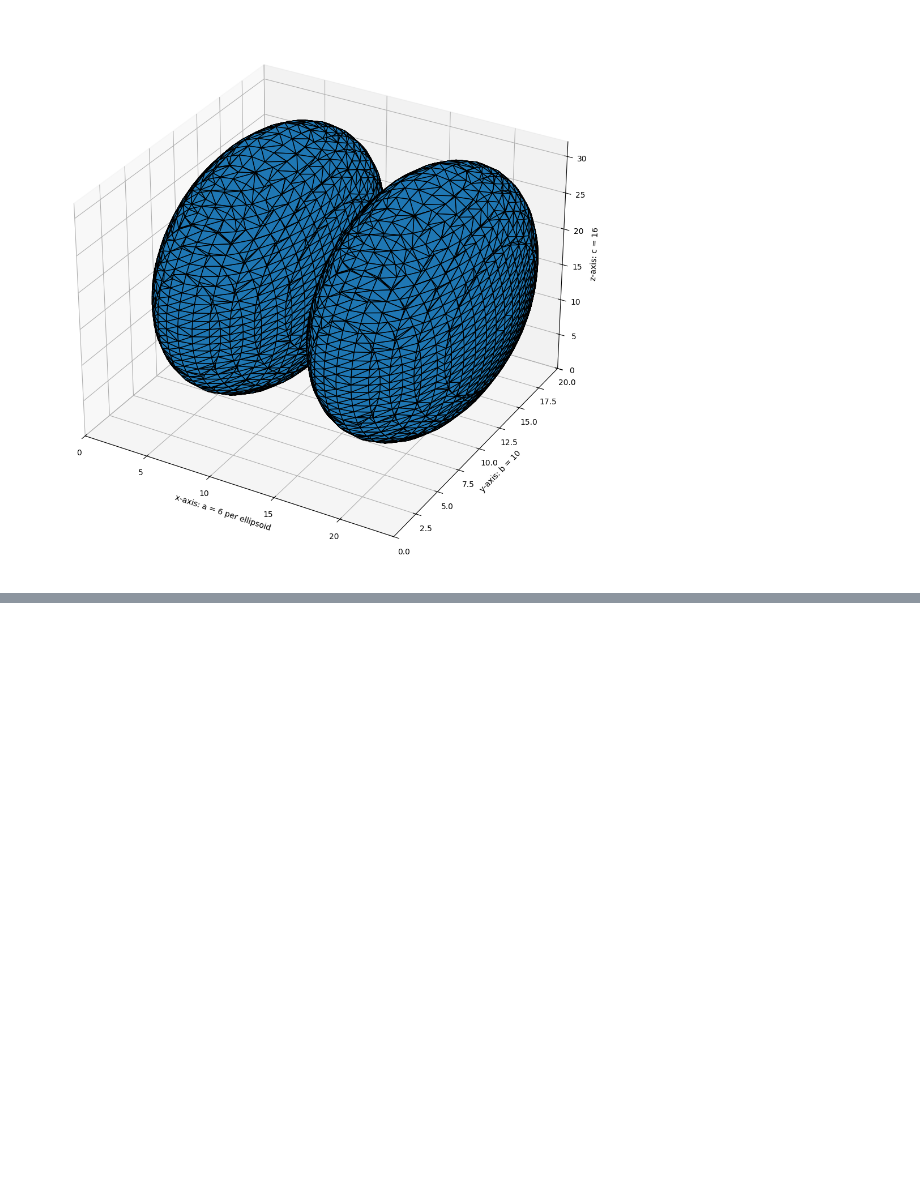
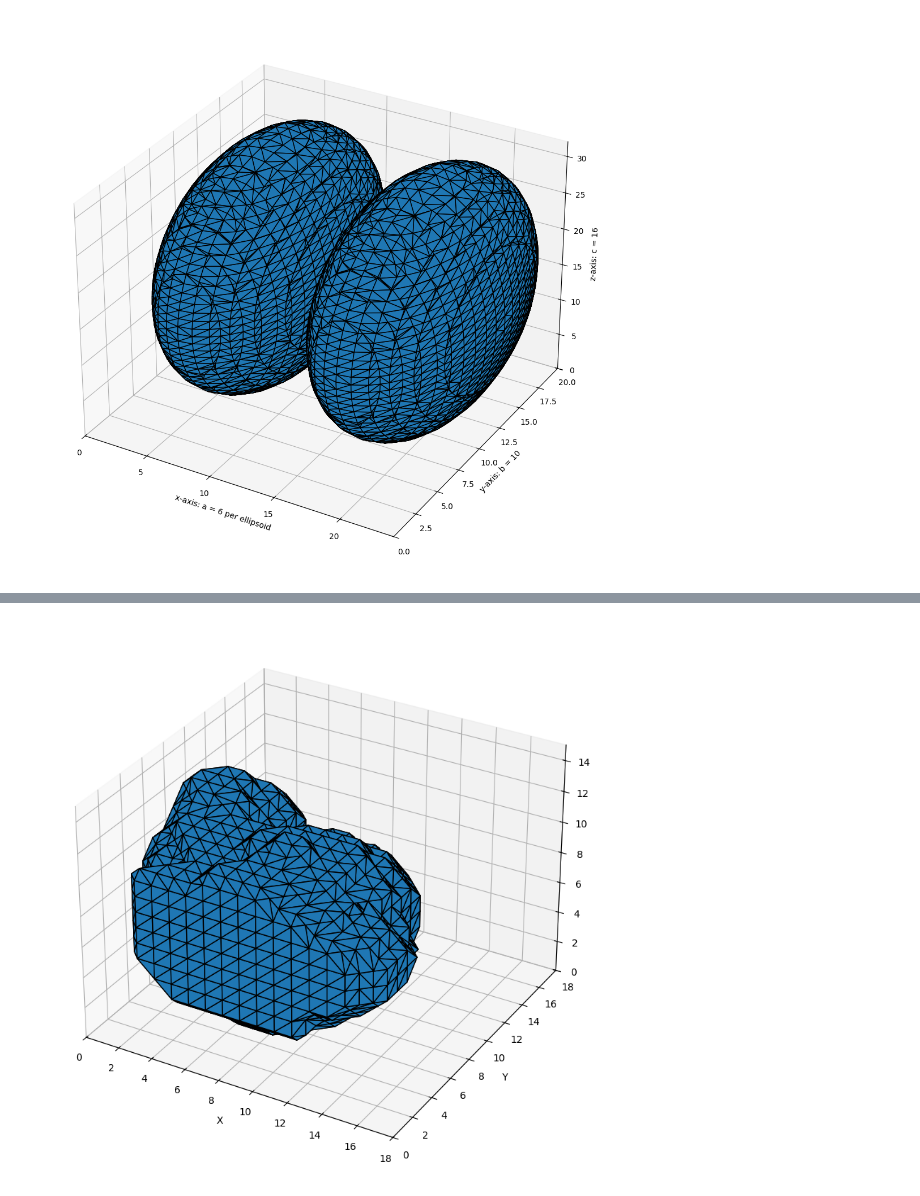
Before and after one commit to RomanKotov/dissertation-test, a Jupyter notebook: plot_marching_cubes.ipynb, the cells around one changed output, grey strips where cells are left out. Drawn from its saved outputs; the diff is of its cells as text; code cells hidden in the pictures; blank space fills up the shorter version.

```diff
--- a/plot_marching_cubes.ipynb
+++ b/plot_marching_cubes.ipynb
@@ -76,0 +82,46 @@ fig.show()
+# %%
+def pcd_to_volume(points, voxel_size):
+    # Determine the bounding box of the point cloud
+    min_bound = points.min(axis=0) - voxel_size
+    max_bound = points.max(axis=0) + voxel_size
+
+    # Calculate grid dimensions
+    shape = ((max_bound - min_bound) / voxel_size).astype(int) + 1
+
+    # Map points to voxel indices
+    indices = ((points - min_bound) / voxel_size).astype(int)
+
+    # Create a 3D volume (density field)
+    volume = np.zeros(shape, dtype=float)
+    # Mark voxels that contain a point
+    volume[indices[:, 0], indices[:, 1], indices[:, 2]] = 1
+
+    return volume, min_bound
+
+# Define voxel size (adjust for desired detail vs. performance)
+voxel_size = 0.01
+volume, min_bound = pcd_to_volume(points, voxel_size)
+# %%
+# Extract the surface mesh using marching cubes
+# The level should be between the min (0) and max (1) values in the volume
+verts, faces, normals, values = measure.marching_cubes(volume, level=0.5)
+# %%
+# Display resulting triangular mesh using Matplotlib
+fig = plt.figure(figsize=(10, 10))
+ax = fig.add_subplot(111, projection='3d')
+
+# Fancy indexing: `verts[faces]` to generate a collection of triangles
+mesh = Poly3DCollection(verts[faces])
+mesh.set_edgecolor('k')
+ax.add_collection3d(mesh)
+
+ax.set_xlabel("X")
+ax.set_ylabel("Y")
+ax.set_zlabel("Z")
+ax.set_xlim(0, volume.shape[0])
+ax.set_ylim(0, volume.shape[1])
+ax.set_zlim(0, volume.shape[2])
+
+plt.show()
+# %% [output]
+[figure, added]
```
Also changed, not shown: parts of 3 cells of this notebook, 2 other files.
